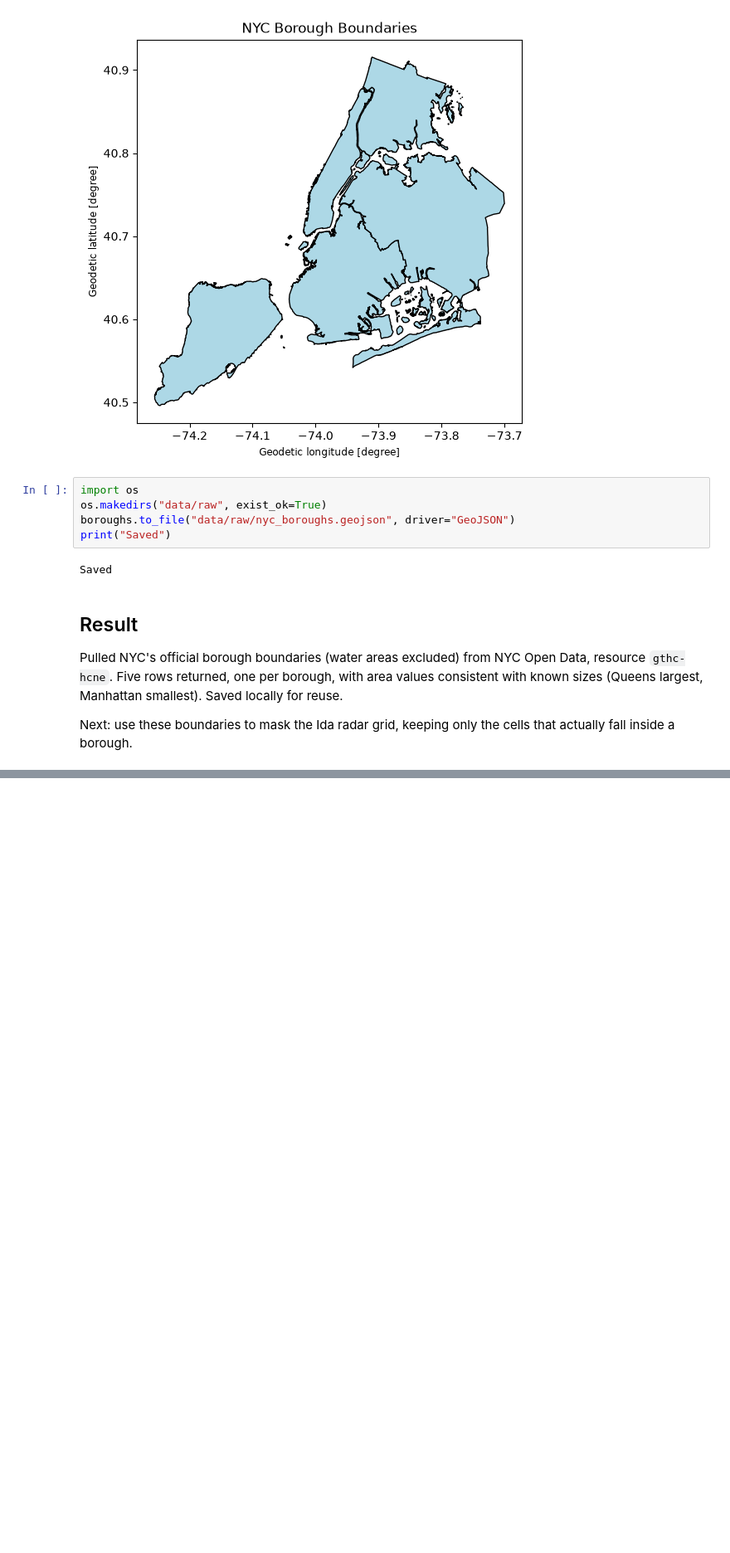
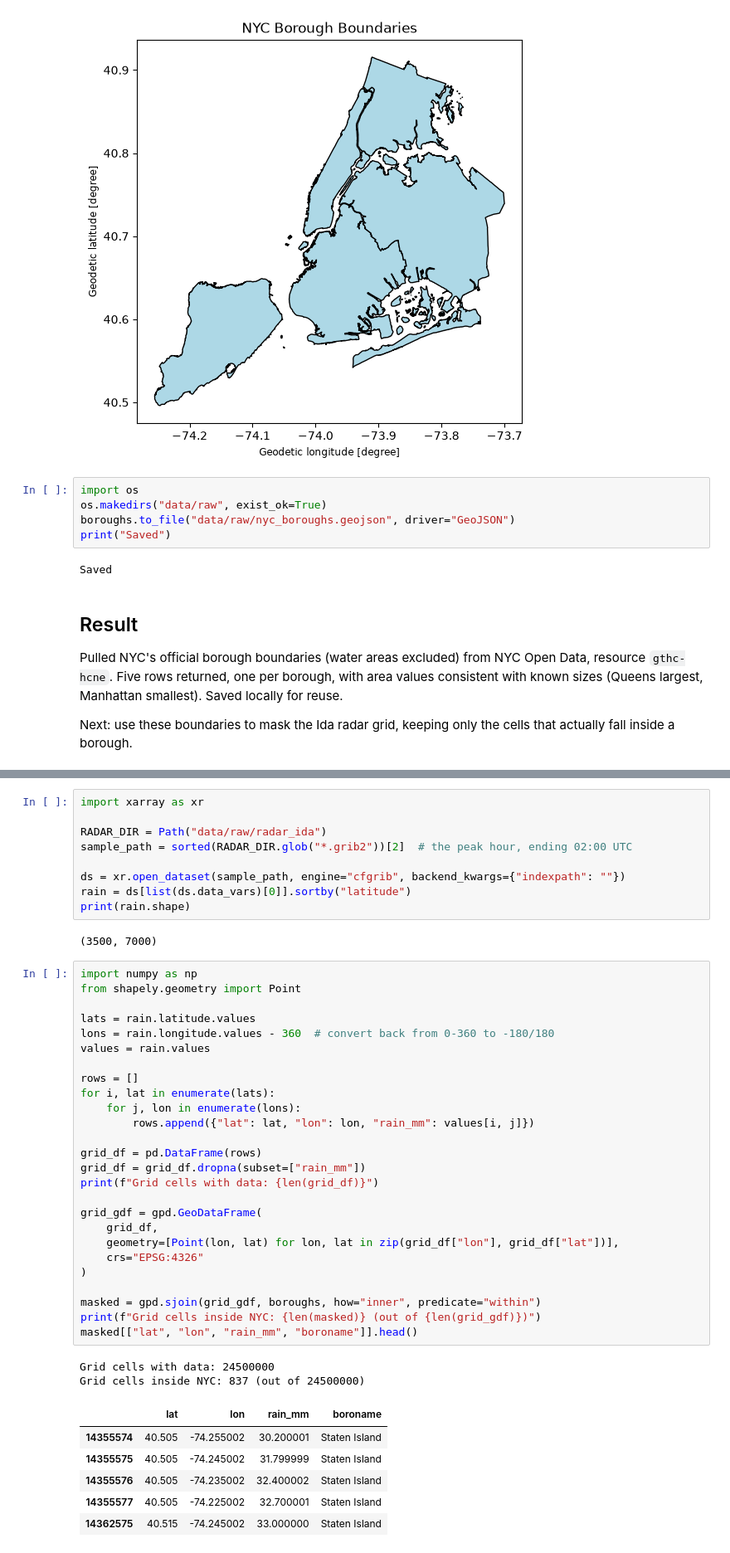
Before and after one commit to anaszpro/Plexa-A-Multi-Modal-Smart-City-Digital-Twin-and-Cascading-Resilience-Engine, a Jupyter notebook: notebooks/borough_boundaries.ipynb, the cells around one changed output, grey strips where cells are left out. Shown at 83% size. Saved outputs shown, nothing was run; the diff lists cells and outputs as text; blank space fills up the shorter version.

Commit message:
Mask Ida radar grid to NYC borough boundaries and  confirm bounding box overcounted

```diff
--- a/notebooks/borough_boundaries.ipynb
+++ b/notebooks/borough_boundaries.ipynb
@@ -111,0 +116,46 @@ Next: use these boundaries to mask the Ida radar grid, keeping only the cells th
+# %%
+import xarray as xr
+
+RADAR_DIR = Path("data/raw/radar_ida")
+sample_path = sorted(RADAR_DIR.glob("*.grib2"))[2]  # the peak hour, ending 02:00 UTC
+
+ds = xr.open_dataset(sample_path, engine="cfgrib", backend_kwargs={"indexpath": ""})
+rain = ds[list(ds.data_vars)[0]].sortby("latitude")
+print(rain.shape)
+# %% [output]
+(3500, 7000)
+# %%
+import numpy as np
+from shapely.geometry import Point
+
+lats = rain.latitude.values
+lons = rain.longitude.values - 360  # convert back from 0-360 to -180/180
+values = rain.values
+
+rows = []
+for i, lat in enumerate(lats):
+    for j, lon in enumerate(lons):
+        rows.append({"lat": lat, "lon": lon, "rain_mm": values[i, j]})
+
+grid_df = pd.DataFrame(rows)
+grid_df = grid_df.dropna(subset=["rain_mm"])
+print(f"Grid cells with data: {len(grid_df)}")
+
+grid_gdf = gpd.GeoDataFrame(
+    grid_df,
+    geometry=[Point(lon, lat) for lon, lat in zip(grid_df["lon"], grid_df["lat"])],
+    crs="EPSG:4326"
+)
+
+masked = gpd.sjoin(grid_gdf, boroughs, how="inner", predicate="within")
+print(f"Grid cells inside NYC: {len(masked)} (out of {len(grid_gdf)})")
+masked[["lat", "lon", "rain_mm", "boroname"]].head()
+# %% [output]
+Grid cells with data: 24500000
+Grid cells inside NYC: 837 (out of 24500000)
+|  | lat | lon | rain_mm | boroname |
+| 14355574 | 40.505 | -74.255002 | 30.200001 | Staten Island |
+| 14355575 | 40.505 | -74.245002 | 31.799999 | Staten Island |
+| 14355576 | 40.505 | -74.235002 | 32.400002 | Staten Island |
+| 14355577 | 40.505 | -74.225002 | 32.700001 | Staten Island |
+| 14362575 | 40.515 | -74.245002 | 33.000000 | Staten Island |
```
Also changed, not shown: parts of 3 cells of this notebook.
